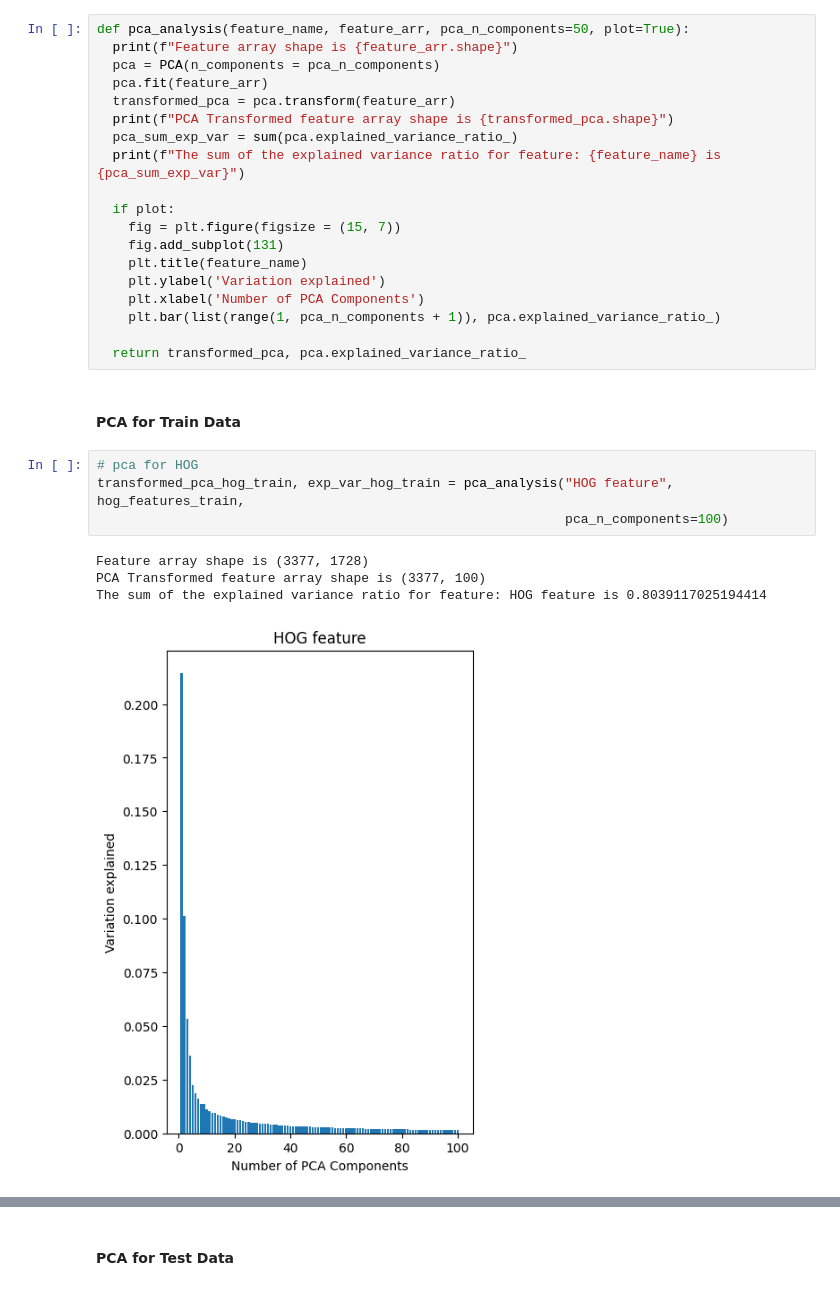
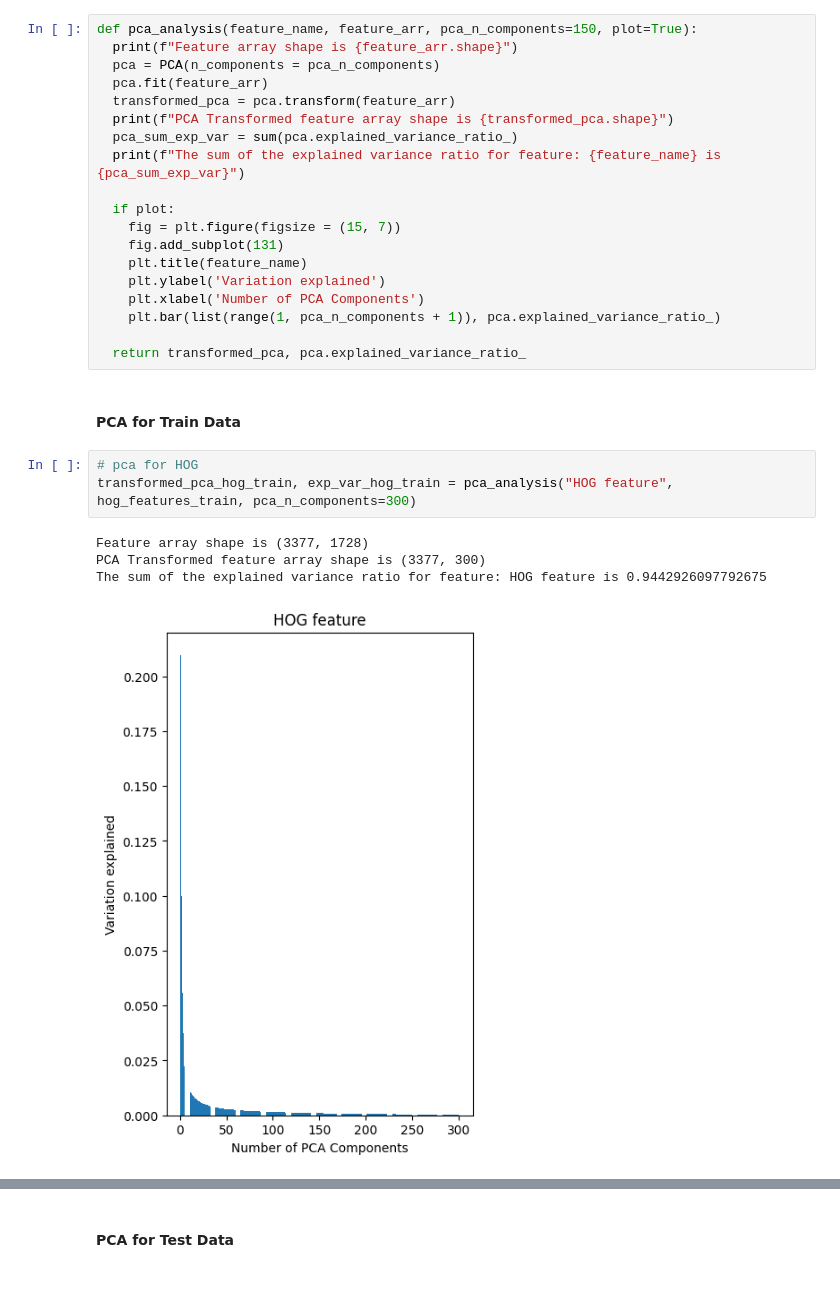
Before and after one commit to W281/W281-FashionClassification, a Jupyter notebook: Final_Project_W281.ipynb, the cells around one changed output, grey strips where cells are left out. Saved outputs shown, nothing was run; the diff lists cells and outputs as text.

```diff
--- a/Final_Project_W281.ipynb
+++ b/Final_Project_W281.ipynb
@@ -1043,7 +1074,7 @@ print(v_val.shape)
 # %% [markdown]
 ### PCA by Feature
 # %%
-def pca_analysis(feature_name, feature_arr, pca_n_components=50, plot=True):
+def pca_analysis(feature_name, feature_arr, pca_n_components=150, plot=True):
   print(f"Feature array shape is {feature_arr.shape}")
   pca = PCA(n_components = pca_n_components)
   pca.fit(feature_arr)
@@ -1065,12 +1096,11 @@ def pca_analysis(feature_name, feature_arr, pca_n_components=50, plot=True):
 #### PCA for Train Data
 # %%
 # pca for HOG
-transformed_pca_hog_train, exp_var_hog_train = pca_analysis("HOG feature", hog_features_train,
-                                                            pca_n_components=100)
+transformed_pca_hog_train, exp_var_hog_train = pca_analysis("HOG feature", hog_features_train, pca_n_components=300)
 # %% [output]
 Feature array shape is (3377, 1728)
-PCA Transformed feature array shape is (3377, 100)
-The sum of the explained variance ratio for feature: HOG feature is 0.8039117025194414
+PCA Transformed feature array shape is (3377, 300)
+The sum of the explained variance ratio for feature: HOG feature is 0.9442926097792675
-[figure, old version]
+[figure, new version]
 # %%
 # pca for VGG
```
Also changed, not shown: parts of 37 cells of this notebook.
